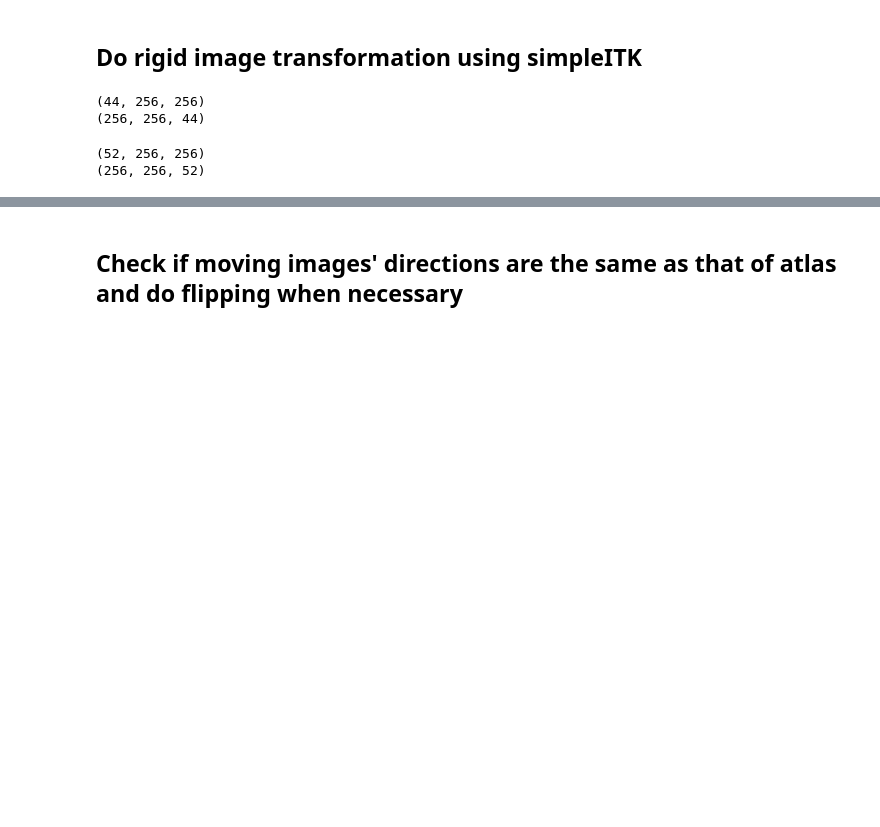
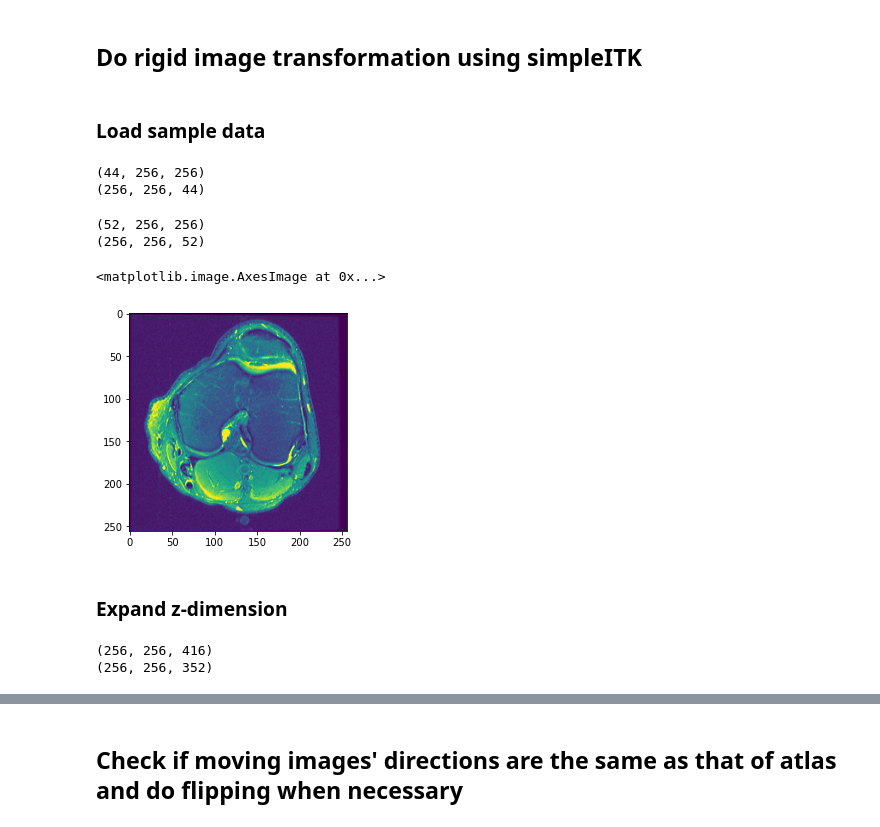
Before and after one commit to onestarYX/MSK-Image-Registration, a Jupyter notebook: MRNet/dataPreprocessor.ipynb, the cells around one changed output, grey strips where cells are left out. Drawn from its saved outputs; the diff is of its cells as text; code cells hidden in the pictures; blank space fills up the shorter version.

Commit message:
Updated dataPreprocessor

```diff
--- a/MRNet/dataPreprocessor.ipynb
+++ b/MRNet/dataPreprocessor.ipynb
@@ -62,6 +62,8 @@ from __future__ import print_function
 import matplotlib.pyplot as plt
 import SimpleITK as sitk
 from IPython.display import clear_output
+# %% [markdown]
+### Load sample data
 # %%
 example_np = np.load('./MRNet-v1.0/train/axial/0000.npy')
 example_itk = sitk.GetImageFromArray(example_np)
@@ -73,8 +75,22 @@ print(example_itk.GetSize())
 # %%
 atlas_np = np.load('./MRNet-v1.0/train/axial/0934.npy')
 atlas_itk = sitk.GetImageFromArray(atlas_np)
 print(atlas_np.shape)
 print(atlas_itk.GetSize())
+
+plt.imshow(atlas_np[20,:,:])
 # %% [output]
 (52, 256, 256)
 (256, 256, 52)
+<matplotlib.image.AxesImage at 0x...>
+[figure, added]
+# %% [markdown]
+### Expand z-dimension
+# %%
+atlas_itk_expanded = sitk.Expand(atlas_itk, [1, 1 ,8], sitk.sitkLinear)
+example_itk_expanded = sitk.Expand(example_itk, [1, 1 ,8], sitk.sitkLinear)
+print(atlas_itk_expanded.GetSize())
+print(example_itk_expanded.GetSize())
+# %% [output]
+(256, 256, 416)
+(256, 256, 352)
```
Also changed, not shown: parts of 16 cells of this notebook, 2 other files.
